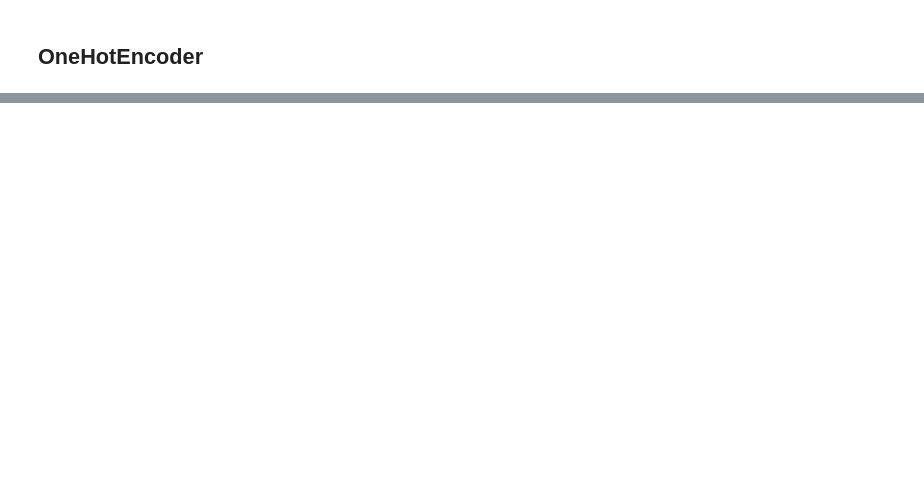
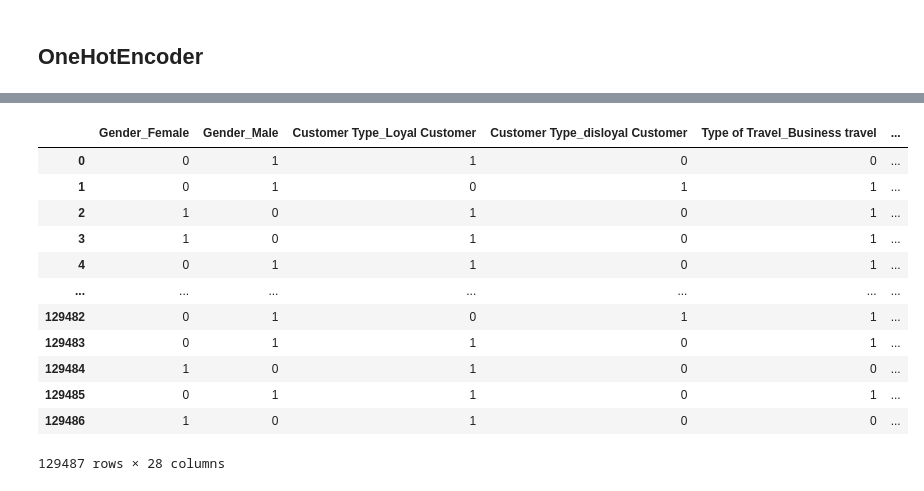
Before and after one commit to MLol-3/AeroPulse, a Jupyter notebook: data-analysis/data_dummy.ipynb, the cells around one changed output, grey strips where cells are left out. Saved outputs shown, nothing was run; the diff lists cells and outputs as text; code cells hidden in the pictures; blank space fills up the shorter version.

```diff
--- a/data-analysis/data_dummy.ipynb
+++ b/data-analysis/data_dummy.ipynb
@@ -70,0 +294,7 @@ df_drop_dummy.info()
+# %%
+# ตรวจสอบขนาดของ df_drop_dummy และ df_encoded ก่อน
+print("ขนาดของ df_drop_object:", df_drop_object.shape)
+print("ขนาดของ df_encoded:", df_encoded_object.shape)
+
+df_final_object = pd.concat([df_encoded_object, df_drop_object], axis=1)
+print("ขนาดของ df_final:", df_final_object.shape)
@@ -78,2 +316,18 @@ print("ขนาดของ df_final:", df_final.shape)
+# %%
+df_final_object
+# %% [output]
+|  | Gender_Female | Gender_Male | Customer Type_Loyal Customer | Customer Type_disloyal Customer | Type of Travel_Business travel | ... |
+| 0 | 0 | 1 | 1 | 0 | 0 | ... |
+| 1 | 0 | 1 | 0 | 1 | 1 | ... |
+| 2 | 1 | 0 | 1 | 0 | 1 | ... |
+| 3 | 1 | 0 | 1 | 0 | 1 | ... |
+| 4 | 0 | 1 | 1 | 0 | 1 | ... |
+| ... | ... | ... | ... | ... | ... | ... |
+| 129482 | 0 | 1 | 0 | 1 | 1 | ... |
+| 129483 | 0 | 1 | 1 | 0 | 1 | ... |
+| 129484 | 1 | 0 | 1 | 0 | 0 | ... |
+| 129485 | 0 | 1 | 1 | 0 | 1 | ... |
+| 129486 | 1 | 0 | 1 | 0 | 0 | ... |
+129487 rows × 28 columns
 # %%
 df_final
```
Also changed, not shown: parts of 53 cells of this notebook, 3 other files.
